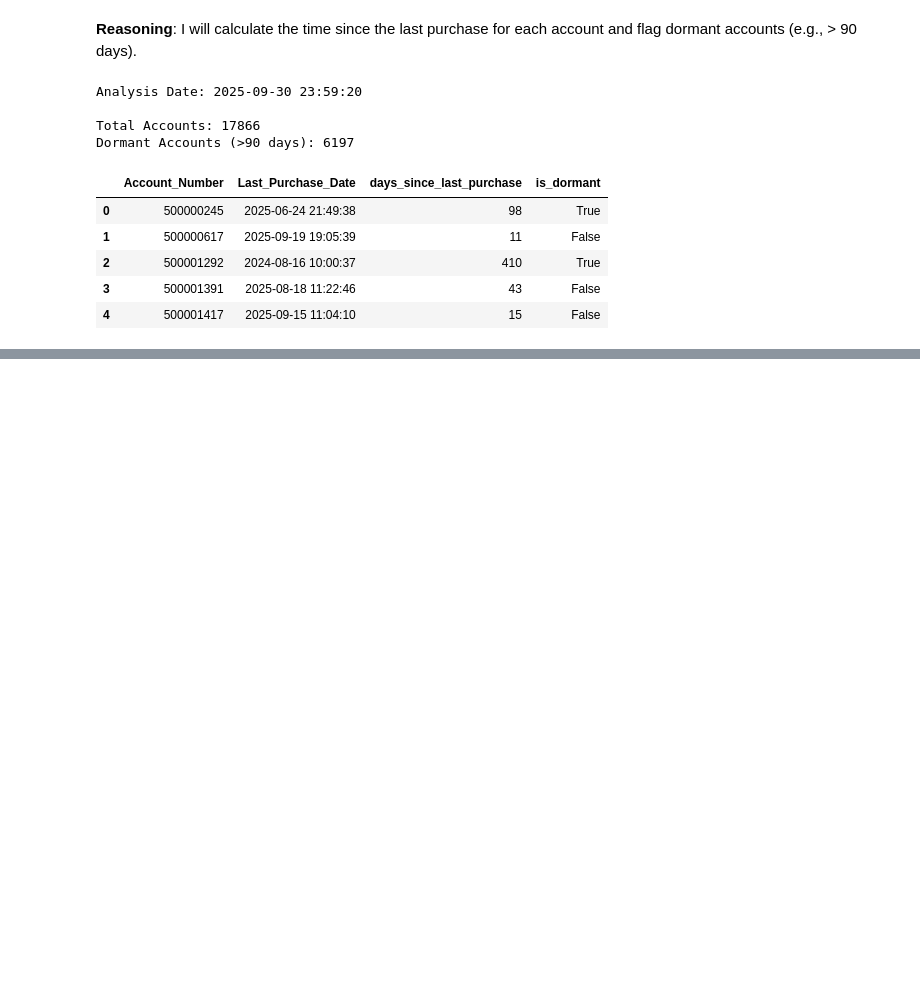
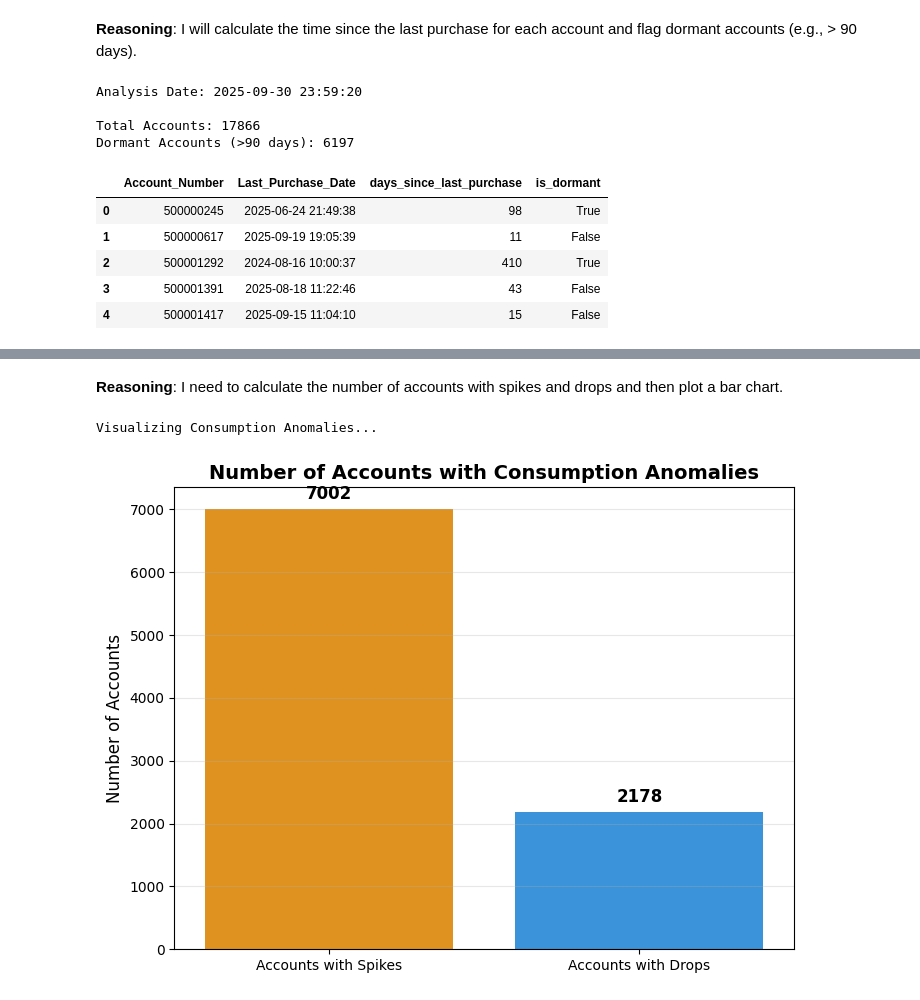
Before and after one commit to hmnaz213/native, a Jupyter notebook: prepaid_data_analysis.ipynb, the cells around one changed output, grey strips where cells are left out. Cells and saved outputs as stored; diff of their text form; code cells hidden in the pictures; blank space fills up the shorter version.

```diff
--- a/prepaid_data_analysis.ipynb
+++ b/prepaid_data_analysis.ipynb
@@ -355,0 +600,32 @@ Dormant Accounts (>90 days): 6197
+# %% [markdown]
+**Reasoning**:
+I need to calculate the number of accounts with spikes and drops and then plot a bar chart.
+# %%
+import matplotlib.pyplot as plt
+import seaborn as sns
+
+print("Visualizing Consumption Anomalies...")
+
+# Calculate counts
+num_spikes = (consumption_anomalies_df['total_spikes'] > 0).sum()
+num_drops = (consumption_anomalies_df['total_drops'] > 0).sum()
+
+# Prepare data for plotting
+categories = ['Accounts with Spikes', 'Accounts with Drops']
+counts = [num_spikes, num_drops]
+
+# Create bar chart
+plt.figure(figsize=(8, 6))
+sns.barplot(x=categories, y=counts, hue=categories, palette=['#FF9800', '#2196F3'], legend=False)
+plt.title('Number of Accounts with Consumption Anomalies', fontsize=14, fontweight='bold')
+plt.ylabel('Number of Accounts', fontsize=12)
+plt.grid(axis='y', alpha=0.3)
+
+# Add value labels on top of bars
+for i, count in enumerate(counts):
+    plt.text(i, count + 100, str(count), ha='center', va='bottom', fontsize=12, fontweight='bold')
+
+plt.show()
+# %% [output]
+Visualizing Consumption Anomalies...
+[figure, added]
```
Also changed, not shown: parts of 126 cells of this notebook.
